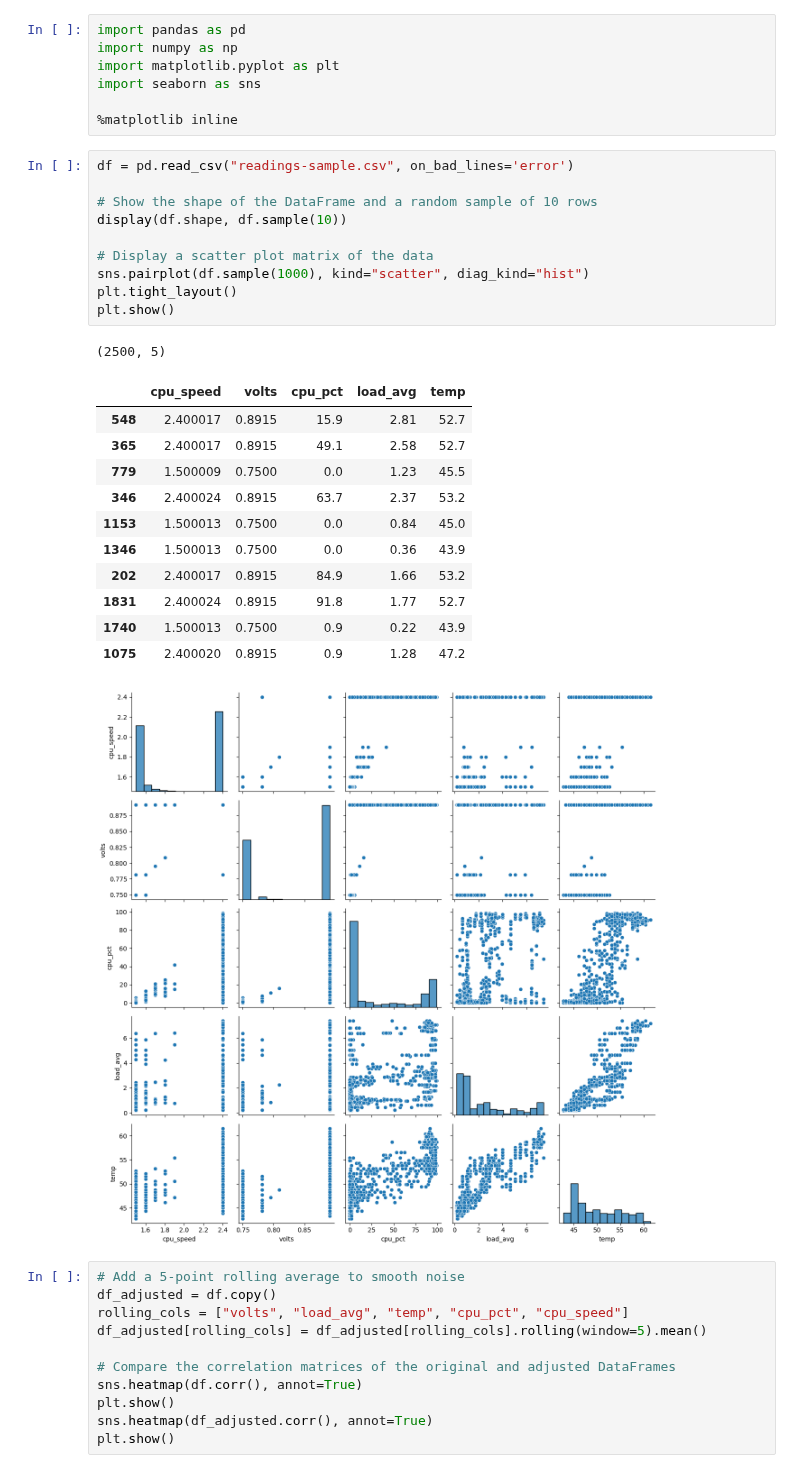
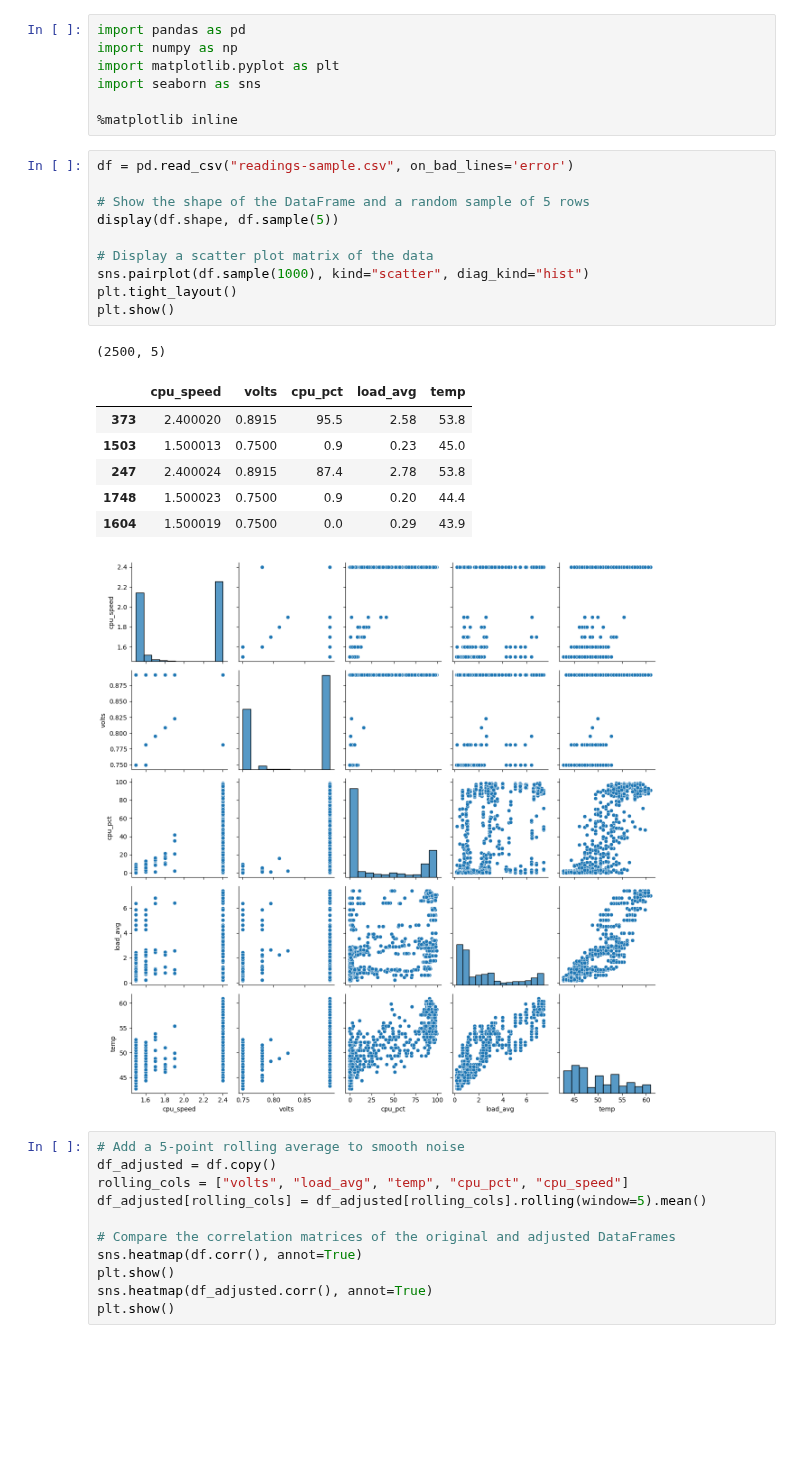
Before and after one commit to raspberrypipress/ai-projects-raspberrypi, a Jupyter notebook: code/ch03/Analyse CPU Data.ipynb, the cells around one changed output. Cells and saved outputs as stored; diff of their text form; blank space fills up the shorter version.

```diff
--- a/code/ch03/Analyse CPU Data.ipynb
+++ b/code/ch03/Analyse CPU Data.ipynb
@@ -8,27 +8,22 @@ import seaborn as sns
 # %%
 df = pd.read_csv("readings-sample.csv", on_bad_lines='error')
 
-# Show the shape of the DataFrame and a random sample of 10 rows
-display(df.shape, df.sample(10))
+# Show the shape of the DataFrame and a random sample of 5 rows
+display(df.shape, df.sample(5))
 
 # Display a scatter plot matrix of the data
 sns.pairplot(df.sample(1000), kind="scatter", diag_kind="hist")
 plt.tight_layout()
 plt.show()
 # %% [output]
 (2500, 5)
 |  | cpu_speed | volts | cpu_pct | load_avg | temp |
-| 548 | 2.400017 | 0.8915 | 15.9 | 2.81 | 52.7 |
-| 365 | 2.400017 | 0.8915 | 49.1 | 2.58 | 52.7 |
-| 779 | 1.500009 | 0.7500 | 0.0 | 1.23 | 45.5 |
-| 346 | 2.400024 | 0.8915 | 63.7 | 2.37 | 53.2 |
-| 1153 | 1.500013 | 0.7500 | 0.0 | 0.84 | 45.0 |
-| 1346 | 1.500013 | 0.7500 | 0.0 | 0.36 | 43.9 |
-| 202 | 2.400017 | 0.8915 | 84.9 | 1.66 | 53.2 |
-| 1831 | 2.400024 | 0.8915 | 91.8 | 1.77 | 52.7 |
-| 1740 | 1.500013 | 0.7500 | 0.9 | 0.22 | 43.9 |
-| 1075 | 2.400020 | 0.8915 | 0.9 | 1.28 | 47.2 |
+| 373 | 2.400020 | 0.8915 | 95.5 | 2.58 | 53.8 |
+| 1503 | 1.500013 | 0.7500 | 0.9 | 0.23 | 45.0 |
+| 247 | 2.400024 | 0.8915 | 87.4 | 2.78 | 53.8 |
+| 1748 | 1.500023 | 0.7500 | 0.9 | 0.20 | 44.4 |
+| 1604 | 1.500019 | 0.7500 | 0.0 | 0.29 | 43.9 |
-[figure, old version]
+[figure, new version]
 # %%
 # Add a 5-point rolling average to smooth noise
 df_adjusted = df.copy()
```
Also changed, not shown: parts of 2 cells of this notebook.
